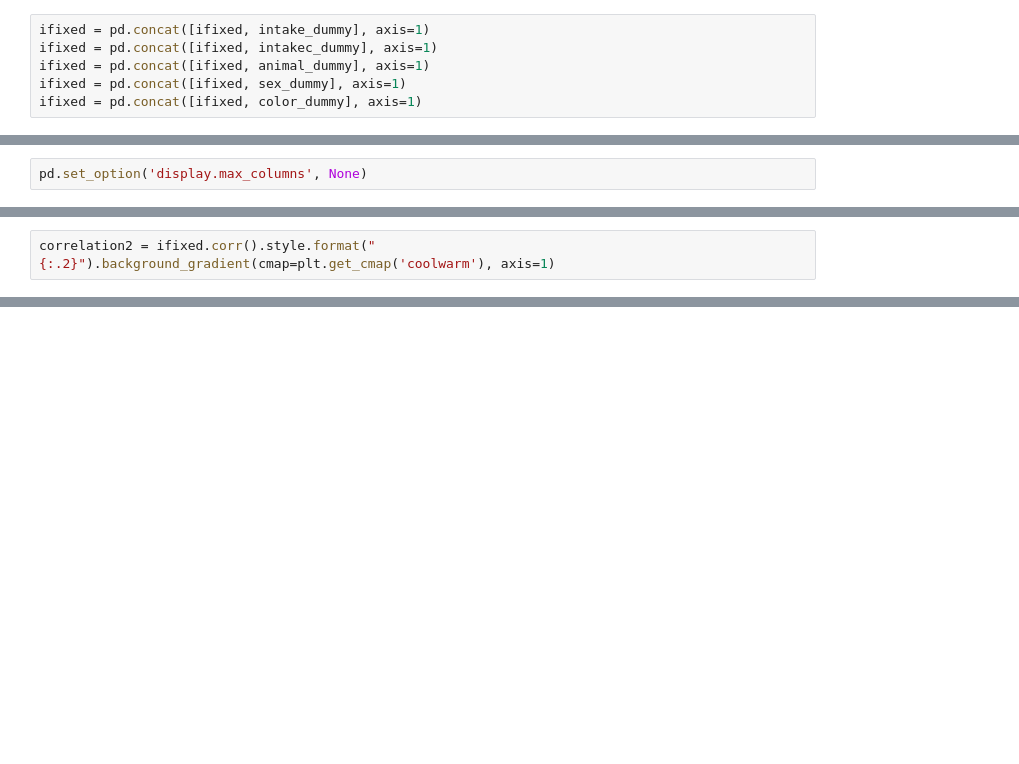
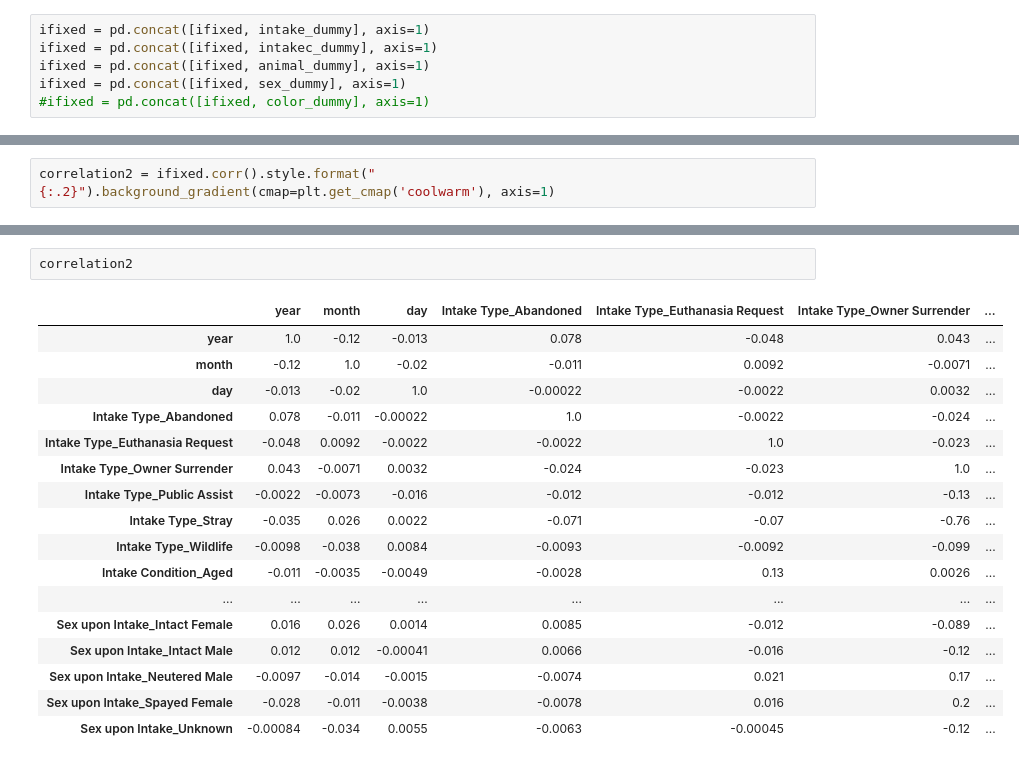
Before and after one commit to DamonReyes/Portfolio_Projects, a Jupyter notebook: Python/Animal Shelter Analytics.ipynb, the cells around one changed output, grey strips where cells are left out. Drawn from its saved outputs; the diff is of its cells as text; blank space fills up the shorter version.

```diff
--- a/Python/Animal Shelter Analytics.ipynb
+++ b/Python/Animal Shelter Analytics.ipynb
@@ -462,13 +512,11 @@ ifixed = pd.concat([ifixed, intake_dummy], axis=1)
 ifixed = pd.concat([ifixed, intakec_dummy], axis=1)
 ifixed = pd.concat([ifixed, animal_dummy], axis=1)
 ifixed = pd.concat([ifixed, sex_dummy], axis=1)
-ifixed = pd.concat([ifixed, color_dummy], axis=1)
+#ifixed = pd.concat([ifixed, color_dummy], axis=1)
 # %%
 ifixed = ifixed.drop(['Intake Type', 'Intake Condition', 'Animal Type', 'Sex upon Intake', 'Color'], axis=1)
 # %%
 # im going to see relation plots and regressions, and pearson relation.
-# %%
-pd.set_option('display.max_columns', None)
 # %%
 ifixed
 # %% [output]
@@ -556,0 +541,20 @@ Successfully installed pandasql-0.7.3
+# %%
+correlation2
+# %% [output]
+|  | year | month | day | Intake Type_Abandoned | Intake Type_Euthanasia Request | Intake Type_Owner Surrender | ... |
+| year | 1.0 | -0.12 | -0.013 | 0.078 | -0.048 | 0.043 | ... |
+| month | -0.12 | 1.0 | -0.02 | -0.011 | 0.0092 | -0.0071 | ... |
+| day | -0.013 | -0.02 | 1.0 | -0.00022 | -0.0022 | 0.0032 | ... |
+| Intake Type_Abandoned | 0.078 | -0.011 | -0.00022 | 1.0 | -0.0022 | -0.024 | ... |
+| Intake Type_Euthanasia Request | -0.048 | 0.0092 | -0.0022 | -0.0022 | 1.0 | -0.023 | ... |
+| Intake Type_Owner Surrender | 0.043 | -0.0071 | 0.0032 | -0.024 | -0.023 | 1.0 | ... |
+| Intake Type_Public Assist | -0.0022 | -0.0073 | -0.016 | -0.012 | -0.012 | -0.13 | ... |
+| Intake Type_Stray | -0.035 | 0.026 | 0.0022 | -0.071 | -0.07 | -0.76 | ... |
+| Intake Type_Wildlife | -0.0098 | -0.038 | 0.0084 | -0.0093 | -0.0092 | -0.099 | ... |
+| Intake Condition_Aged | -0.011 | -0.0035 | -0.0049 | -0.0028 | 0.13 | 0.0026 | ... |
+| ... | ... | ... | ... | ... | ... | ... | ... |
+| Sex upon Intake_Intact Female | 0.016 | 0.026 | 0.0014 | 0.0085 | -0.012 | -0.089 | ... |
+| Sex upon Intake_Intact Male | 0.012 | 0.012 | -0.00041 | 0.0066 | -0.016 | -0.12 | ... |
+| Sex upon Intake_Neutered Male | -0.0097 | -0.014 | -0.0015 | -0.0074 | 0.021 | 0.17 | ... |
+| Sex upon Intake_Spayed Female | -0.028 | -0.011 | -0.0038 | -0.0078 | 0.016 | 0.2 | ... |
+| Sex upon Intake_Unknown | -0.00084 | -0.034 | 0.0055 | -0.0063 | -0.00045 | -0.12 | ... |
```
Also changed, not shown: parts of 32 cells of this notebook.
